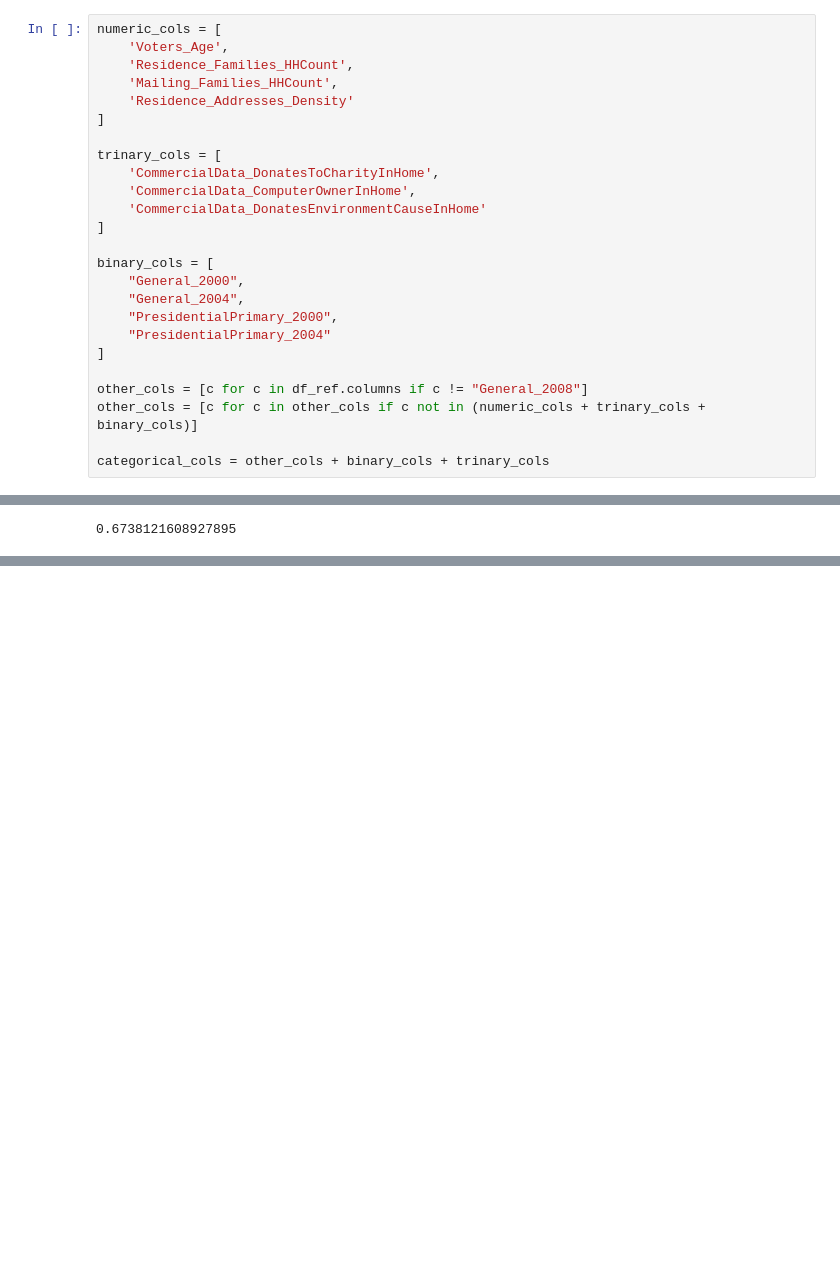
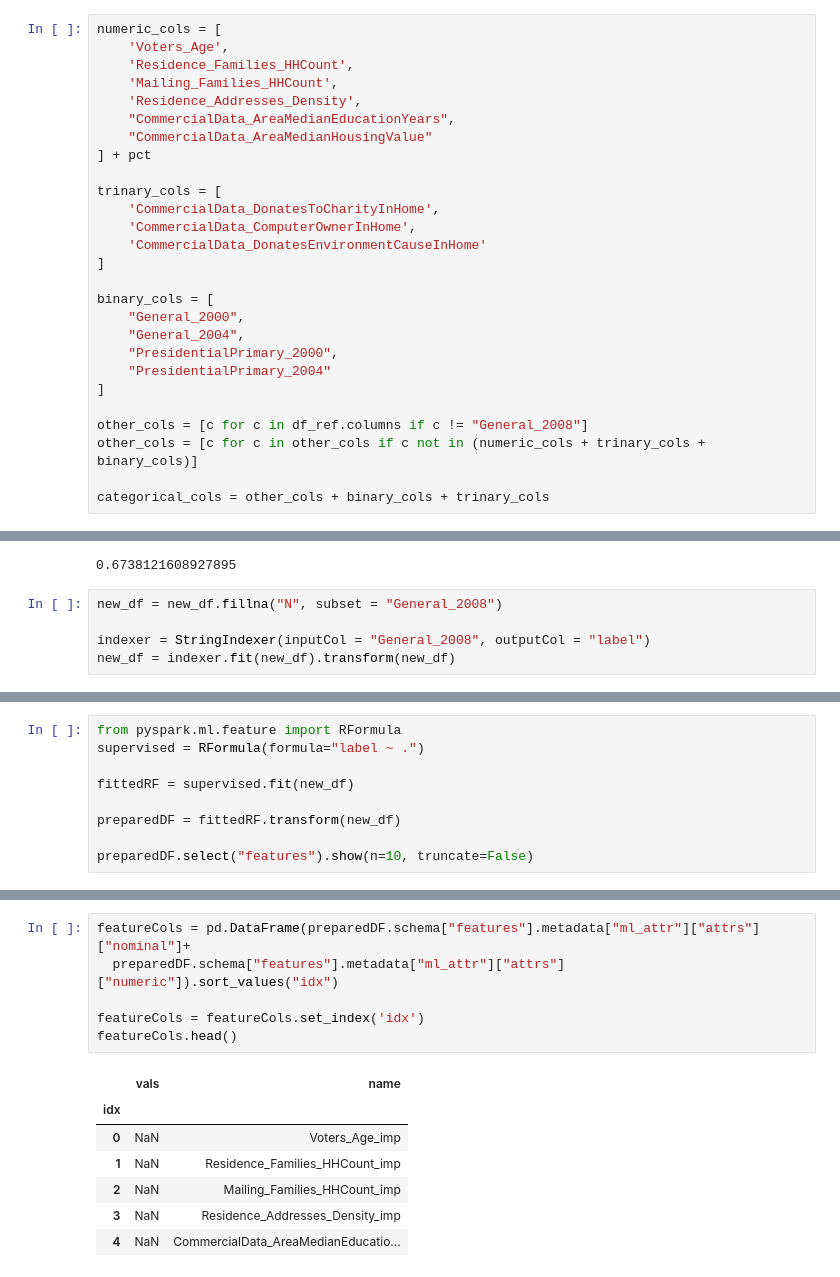
Before and after one commit to Big-Data-Analytics-235/voter-project, a Jupyter notebook: getting nonvoter ID data.ipynb, the cells around one changed output, grey strips where cells are left out. Cells and saved outputs as stored; diff of their text form; blank space fills up the shorter version.

```diff
--- a/getting nonvoter ID data.ipynb
+++ b/getting nonvoter ID data.ipynb
@@ -280,8 +267,10 @@ numeric_cols = [
     'Voters_Age',
     'Residence_Families_HHCount',
     'Mailing_Families_HHCount',
-    'Residence_Addresses_Density'
-]
+    'Residence_Addresses_Density',
+    "CommercialData_AreaMedianEducationYears",
+    "CommercialData_AreaMedianHousingValue"
+] + pct
 
 trinary_cols = [
     'CommercialData_DonatesToCharityInHome',
@@ -419,3 +370,8 @@ indi.groupBy("General_2004").count().show()
 336427/(162862+336427)
 # %% [output]
 0.6738121608927895
+# %%
+new_df = new_df.fillna("N", subset = "General_2008")
+
+indexer = StringIndexer(inputCol = "General_2008", outputCol = "label")
+new_df = indexer.fit(new_df).transform(new_df)
@@ -421,0 +404,9 @@ indi.groupBy("General_2004").count().show()
+# %%
+from pyspark.ml.feature import RFormula
+supervised = RFormula(formula="label ~ .")
+
+fittedRF = supervised.fit(new_df)
+
+preparedDF = fittedRF.transform(new_df)
+
+preparedDF.select("features").show(n=10, truncate=False)
@@ -421,0 +436,14 @@ indi.groupBy("General_2004").count().show()
+# %%
+featureCols = pd.DataFrame(preparedDF.schema["features"].metadata["ml_attr"]["attrs"]["nominal"]+
+  preparedDF.schema["features"].metadata["ml_attr"]["attrs"]["numeric"]).sort_values("idx")
+
+featureCols = featureCols.set_index('idx')
+featureCols.head()
+# %% [output]
+|  | vals | name |
+| idx |  |  |
+| 0 | NaN | Voters_Age_imp |
+| 1 | NaN | Residence_Families_HHCount_imp |
+| 2 | NaN | Mailing_Families_HHCount_imp |
+| 3 | NaN | Residence_Addresses_Density_imp |
+| 4 | NaN | CommercialData_AreaMedianEducatio... |
```
Also changed, not shown: parts of 17 cells of this notebook.
